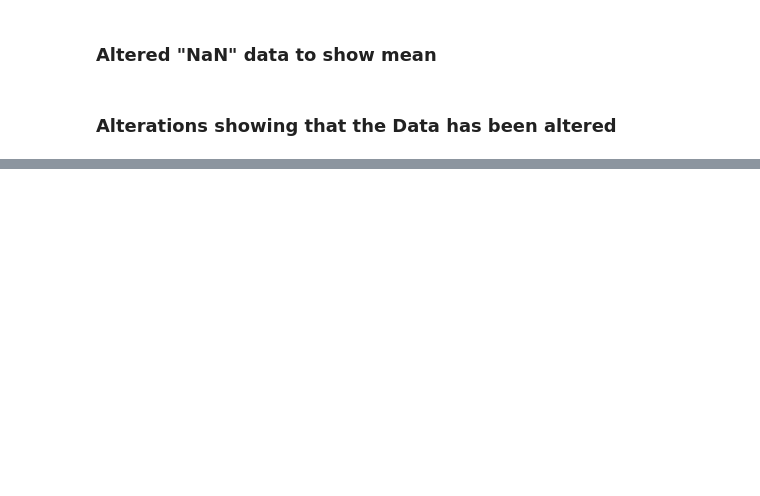
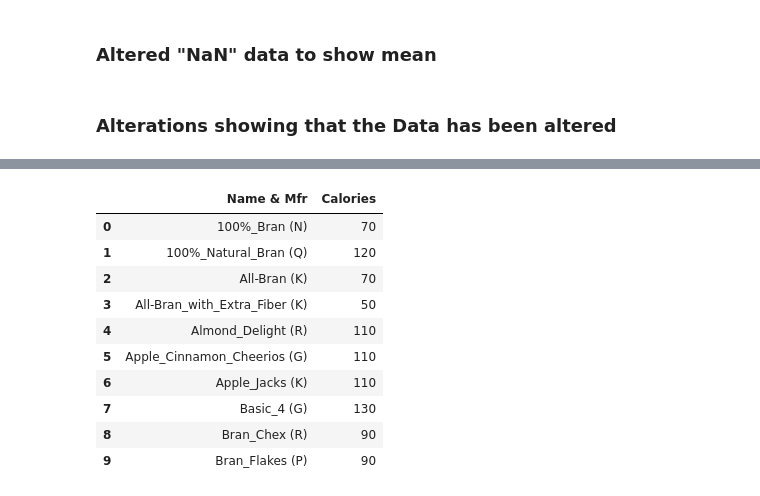
Before and after one commit to jarallum92/M2_Project_Cereals, a Jupyter notebook: M2_Project_Cereals.ipynb, the cells around one changed output, grey strips where cells are left out. Saved outputs shown, nothing was run; the diff lists cells and outputs as text; code cells hidden in the pictures; blank space fills up the shorter version.

```diff
--- a/M2_Project_Cereals.ipynb
+++ b/M2_Project_Cereals.ipynb
@@ -99,0 +162,14 @@ print(selected_rows)
+# %%
+cereals.loc[0:9, ["Name & Mfr", "Calories"]]
+# %% [output]
+|  | Name & Mfr | Calories |
+| 0 | 100%_Bran (N) | 70 |
+| 1 | 100%_Natural_Bran (Q) | 120 |
+| 2 | All-Bran (K) | 70 |
+| 3 | All-Bran_with_Extra_Fiber (K) | 50 |
+| 4 | Almond_Delight (R) | 110 |
+| 5 | Apple_Cinnamon_Cheerios (G) | 110 |
+| 6 | Apple_Jacks (K) | 110 |
+| 7 | Basic_4 (G) | 130 |
+| 8 | Bran_Chex (R) | 90 |
+| 9 | Bran_Flakes (P) | 90 |
```
Also changed, not shown: parts of 14 cells of this notebook.
